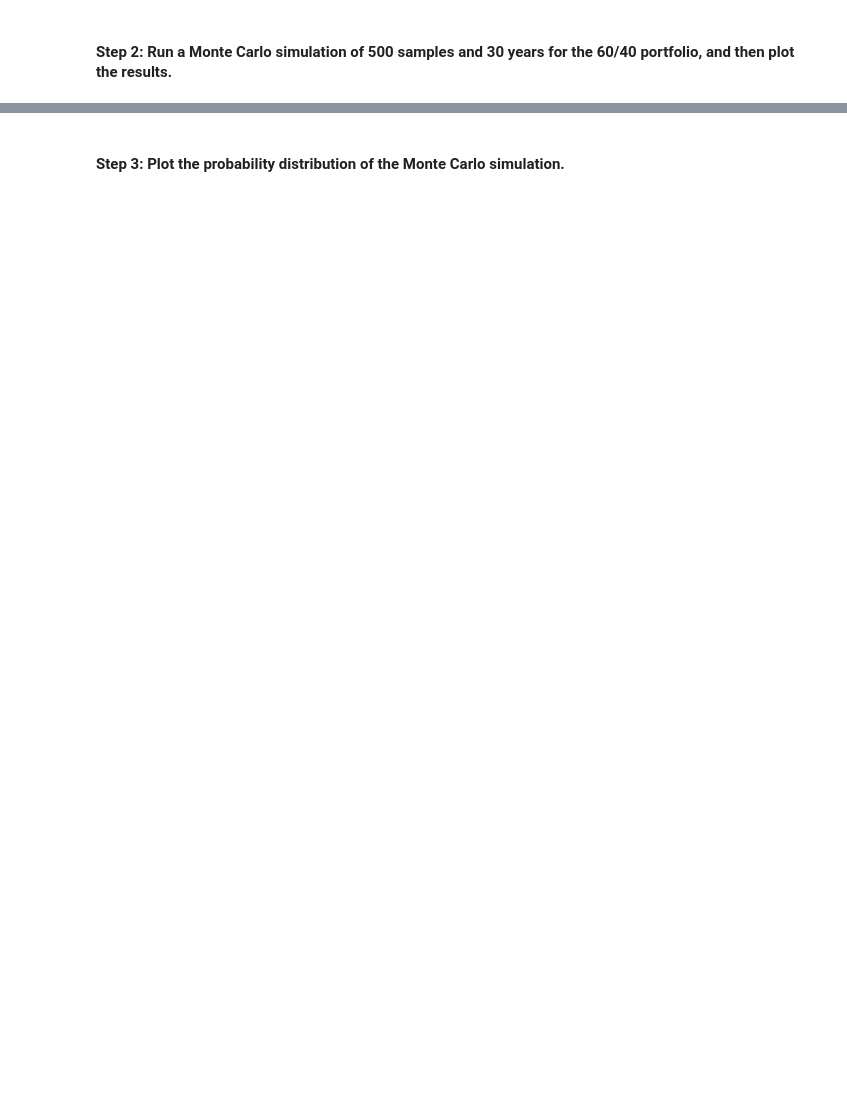
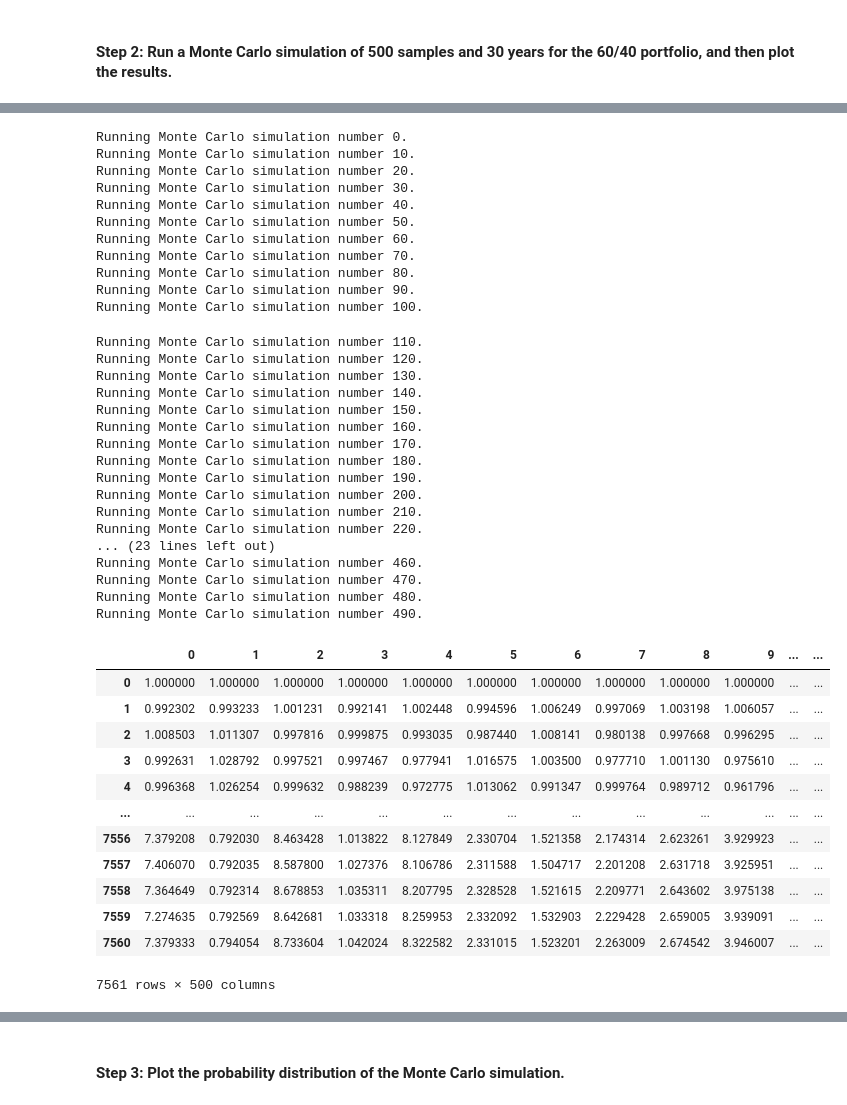
Before and after one commit to brianwander/Monte_Carlo_Forecasting, a Jupyter notebook: financial_planning_tools.ipynb, the cells around one changed output, grey strips where cells are left out. Drawn from its saved outputs; the diff is of its cells as text; code cells hidden in the pictures; blank space fills up the shorter version.

```diff
--- a/financial_planning_tools.ipynb
+++ b/financial_planning_tools.ipynb
@@ -437,6 +450,49 @@ display(df_historical_close.tail())
 # %%
 # Run the Monte Carlo simulation to forecast 30 years cumulative returns
 # YOUR CODE HERE
+MC_fiveyear.calc_cumulative_return()
+# %% [output]
+Running Monte Carlo simulation number 0.
+Running Monte Carlo simulation number 10.
+Running Monte Carlo simulation number 20.
+Running Monte Carlo simulation number 30.
+Running Monte Carlo simulation number 40.
+Running Monte Carlo simulation number 50.
+Running Monte Carlo simulation number 60.
+Running Monte Carlo simulation number 70.
+Running Monte Carlo simulation number 80.
+Running Monte Carlo simulation number 90.
+Running Monte Carlo simulation number 100.
+Running Monte Carlo simulation number 110.
+Running Monte Carlo simulation number 120.
+Running Monte Carlo simulation number 130.
+Running Monte Carlo simulation number 140.
+Running Monte Carlo simulation number 150.
+Running Monte Carlo simulation number 160.
+Running Monte Carlo simulation number 170.
+Running Monte Carlo simulation number 180.
+Running Monte Carlo simulation number 190.
+Running Monte Carlo simulation number 200.
+Running Monte Carlo simulation number 210.
+Running Monte Carlo simulation number 220.
+... (23 lines left out)
+Running Monte Carlo simulation number 460.
+Running Monte Carlo simulation number 470.
+Running Monte Carlo simulation number 480.
+Running Monte Carlo simulation number 490.
+|  | 0 | 1 | 2 | 3 | 4 | 5 | 6 | 7 | 8 | 9 | ... | ... |
+| 0 | 1.000000 | 1.000000 | 1.000000 | 1.000000 | 1.000000 | 1.000000 | 1.000000 | 1.000000 | 1.000000 | 1.000000 | ... | ... |
+| 1 | 0.992302 | 0.993233 | 1.001231 | 0.992141 | 1.002448 | 0.994596 | 1.006249 | 0.997069 | 1.003198 | 1.006057 | ... | ... |
+| 2 | 1.008503 | 1.011307 | 0.997816 | 0.999875 | 0.993035 | 0.987440 | 1.008141 | 0.980138 | 0.997668 | 0.996295 | ... | ... |
+| 3 | 0.992631 | 1.028792 | 0.997521 | 0.997467 | 0.977941 | 1.016575 | 1.003500 | 0.977710 | 1.001130 | 0.975610 | ... | ... |
+| 4 | 0.996368 | 1.026254 | 0.999632 | 0.988239 | 0.972775 | 1.013062 | 0.991347 | 0.999764 | 0.989712 | 0.961796 | ... | ... |
+| ... | ... | ... | ... | ... | ... | ... | ... | ... | ... | ... | ... | ... |
+| 7556 | 7.379208 | 0.792030 | 8.463428 | 1.013822 | 8.127849 | 2.330704 | 1.521358 | 2.174314 | 2.623261 | 3.929923 | ... | ... |
+| 7557 | 7.406070 | 0.792035 | 8.587800 | 1.027376 | 8.106786 | 2.311588 | 1.504717 | 2.201208 | 2.631718 | 3.925951 | ... | ... |
+| 7558 | 7.364649 | 0.792314 | 8.678853 | 1.035311 | 8.207795 | 2.328528 | 1.521615 | 2.209771 | 2.643602 | 3.975138 | ... | ... |
+| 7559 | 7.274635 | 0.792569 | 8.642681 | 1.033318 | 8.259953 | 2.332092 | 1.532903 | 2.229428 | 2.659005 | 3.939091 | ... | ... |
+| 7560 | 7.379333 | 0.794054 | 8.733604 | 1.042024 | 8.322582 | 2.331015 | 1.523201 | 2.263009 | 2.674542 | 3.946007 | ... | ... |
+7561 rows × 500 columns
 # %%
 # Visualize the 30-year Monte Carlo simulation by creating an
 # overlay line plot
```
Also changed, not shown: parts of 7 cells of this notebook, 2 other files.
